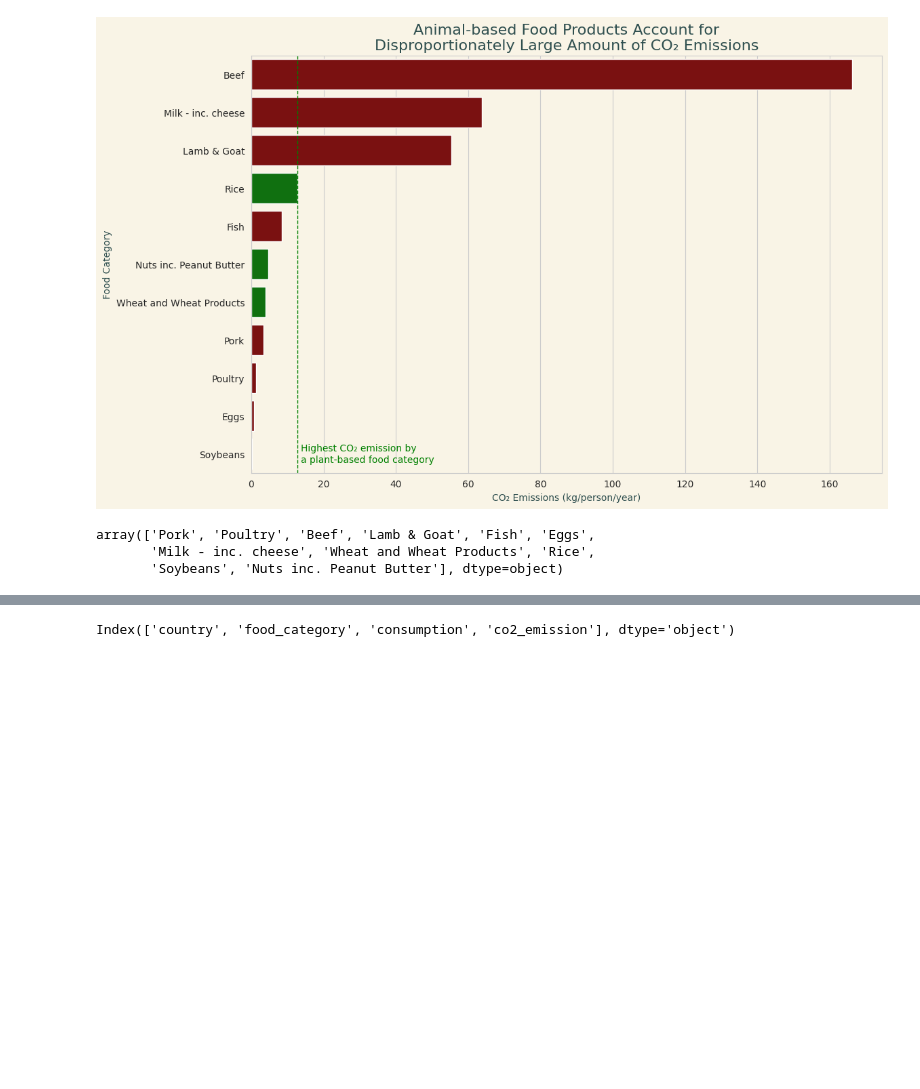
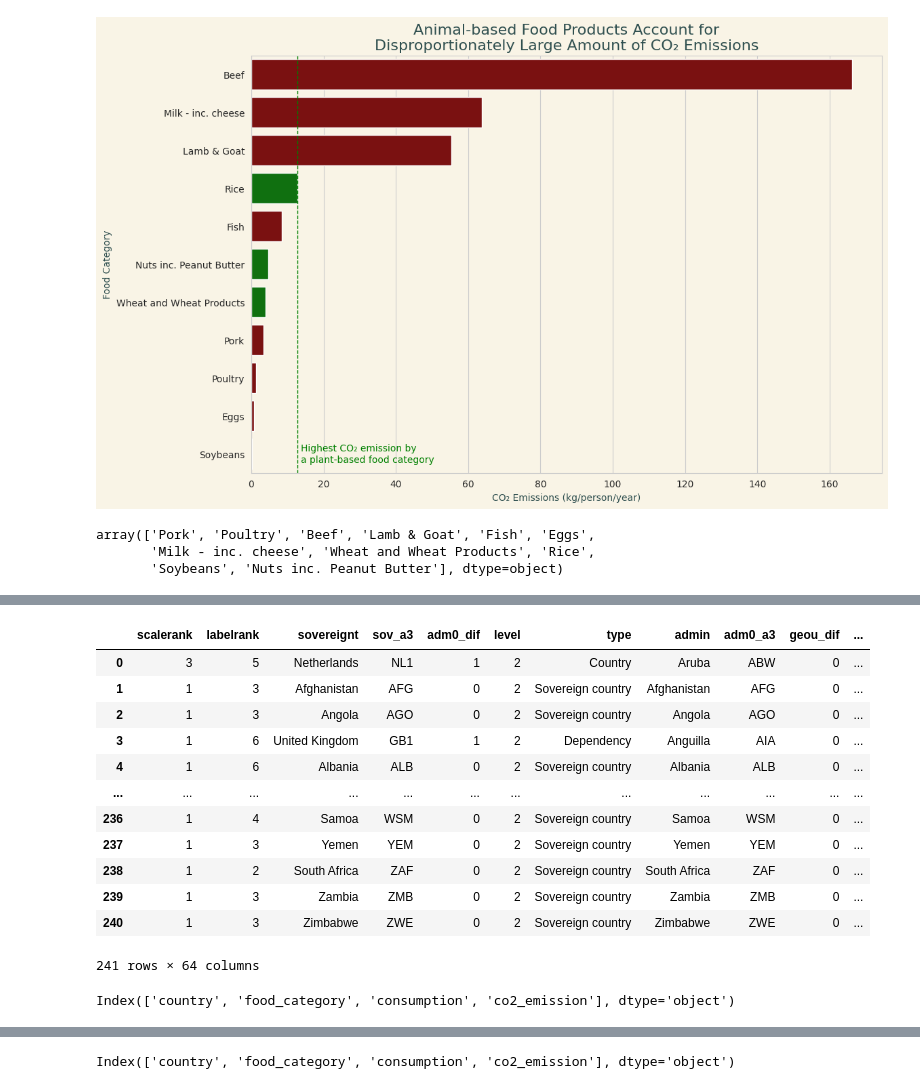
Before and after one commit to bonareri/Python-Data-Analysis, a Jupyter notebook: Food_consumption.ipynb, the cells around one changed output, grey strips where cells are left out. Drawn from its saved outputs; the diff is of its cells as text; code cells hidden in the pictures; blank space fills up the shorter version.

```diff
--- a/Food_consumption.ipynb
+++ b/Food_consumption.ipynb
@@ -217,0 +230,27 @@ fig.show()
+# %%
+# GeoJSON URL
+url = "https://d2ad6b4ur7yvpq.cloudfront.net/naturalearth-3.3.0/ne_50m_admin_0_countries.geojson"
+
+# Load the GeoJSON data
+gdf = gpd.read_file(url)
+
+# Display some basic information
+gdf
+# %% [output]
+|  | scalerank | labelrank | sovereignt | sov_a3 | adm0_dif | level | type | admin | adm0_a3 | geou_dif | ... |
+| 0 | 3 | 5 | Netherlands | NL1 | 1 | 2 | Country | Aruba | ABW | 0 | ... |
+| 1 | 1 | 3 | Afghanistan | AFG | 0 | 2 | Sovereign country | Afghanistan | AFG | 0 | ... |
+| 2 | 1 | 3 | Angola | AGO | 0 | 2 | Sovereign country | Angola | AGO | 0 | ... |
+| 3 | 1 | 6 | United Kingdom | GB1 | 1 | 2 | Dependency | Anguilla | AIA | 0 | ... |
+| 4 | 1 | 6 | Albania | ALB | 0 | 2 | Sovereign country | Albania | ALB | 0 | ... |
+| ... | ... | ... | ... | ... | ... | ... | ... | ... | ... | ... | ... |
+| 236 | 1 | 4 | Samoa | WSM | 0 | 2 | Sovereign country | Samoa | WSM | 0 | ... |
+| 237 | 1 | 3 | Yemen | YEM | 0 | 2 | Sovereign country | Yemen | YEM | 0 | ... |
+| 238 | 1 | 2 | South Africa | ZAF | 0 | 2 | Sovereign country | South Africa | ZAF | 0 | ... |
+| 239 | 1 | 3 | Zambia | ZMB | 0 | 2 | Sovereign country | Zambia | ZMB | 0 | ... |
+| 240 | 1 | 3 | Zimbabwe | ZWE | 0 | 2 | Sovereign country | Zimbabwe | ZWE | 0 | ... |
+241 rows × 64 columns
+# %%
+food_consumption.columns
+# %% [output]
+Index(['country', 'food_category', 'consumption', 'co2_emission'], dtype='object')
```
Also changed, not shown: parts of 7 cells of this notebook.
